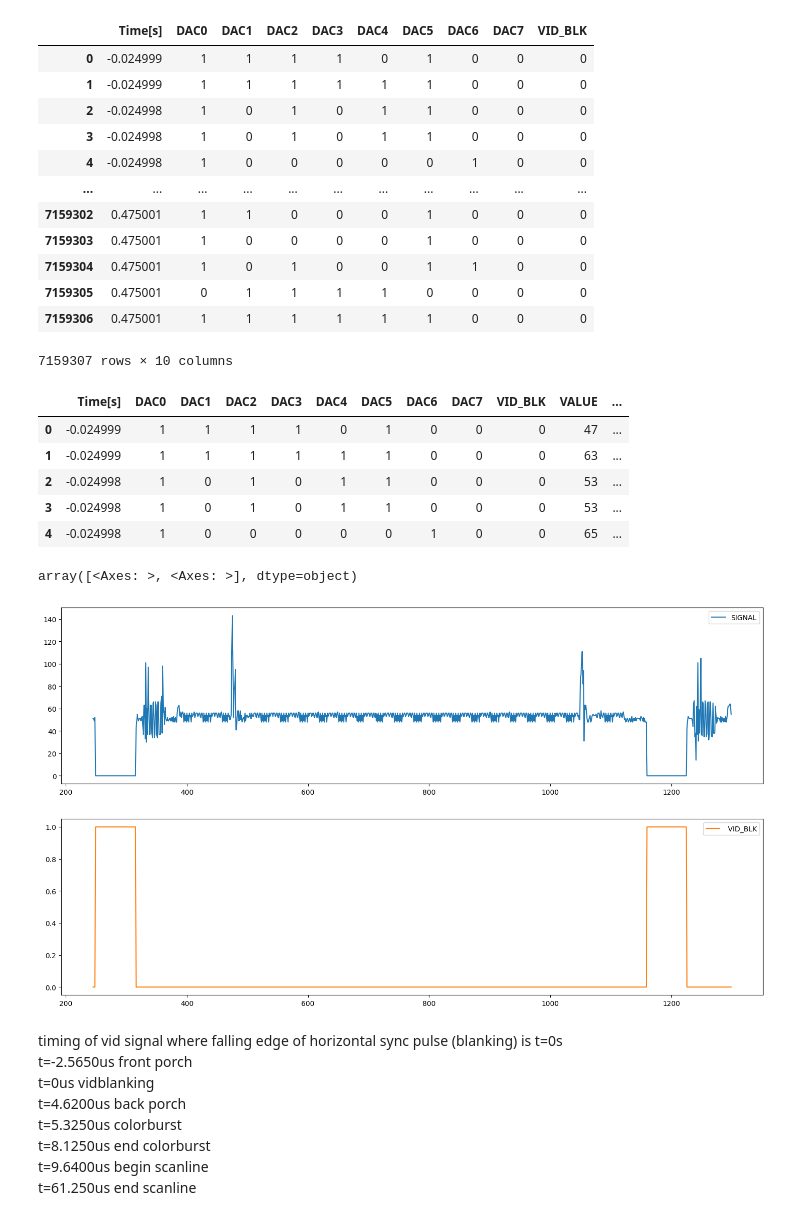
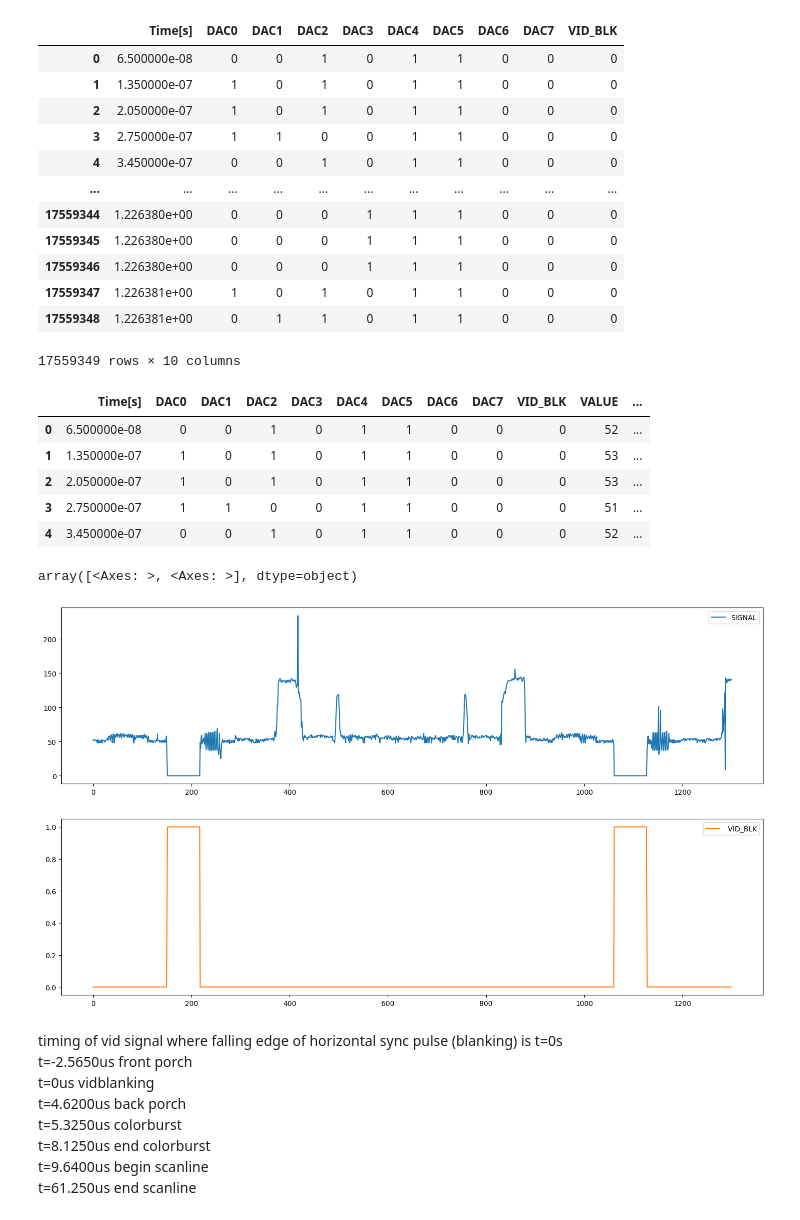
Before and after one commit to ebtrac/pp1_data_processing, a Jupyter notebook: pp1_dac_data_decoding.ipynb, the cells around one changed output. Saved outputs shown, nothing was run; the diff lists cells and outputs as text; code cells hidden in the pictures.

```diff
--- a/pp1_dac_data_decoding.ipynb
+++ b/pp1_dac_data_decoding.ipynb
@@ -4,8 +4,9 @@ import numpy as np
 import matplotlib.pyplot as plt
 # %%
 # fpath = "F:\\pp1_data_processing\\2023-05-22_21-17-37 dac showing pacman.csv"
-fpath = "F:\\pp1_data_processing\\2023-05-22_22-36-06 dac showing pacman 200MHz.csv"
+# fpath = "F:\\pp1_data_processing\\2023-05-22_22-36-06 dac showing pacman 200MHz.csv"
 # fpath = "C:\\Users\\ionca\\Desktop\\pp1\\2023-05-23_17-58-21 dac 200MHz one line.csv"
+fpath = "F:\\pp1_data_processing\\2023-05-24_21-46-19 dac showing camera feed interlaced 200MHz.csv"
 df = pd.read_csv(fpath)
 # %%
 # get all the falling edges of !vid_conv where the dac data is latched
@@ -16,18 +17,18 @@ dacdf.drop(columns=' !VID_CONV', inplace=True)
 dacdf
 # %% [output]
 |  | Time[s] | DAC0 | DAC1 | DAC2 | DAC3 | DAC4 | DAC5 | DAC6 | DAC7 | VID_BLK |
-| 0 | -0.024999 | 1 | 1 | 1 | 1 | 0 | 1 | 0 | 0 | 0 |
-| 1 | -0.024999 | 1 | 1 | 1 | 1 | 1 | 1 | 0 | 0 | 0 |
-| 2 | -0.024998 | 1 | 0 | 1 | 0 | 1 | 1 | 0 | 0 | 0 |
-| 3 | -0.024998 | 1 | 0 | 1 | 0 | 1 | 1 | 0 | 0 | 0 |
-| 4 | -0.024998 | 1 | 0 | 0 | 0 | 0 | 0 | 1 | 0 | 0 |
+| 0 | 6.500000e-08 | 0 | 0 | 1 | 0 | 1 | 1 | 0 | 0 | 0 |
+| 1 | 1.350000e-07 | 1 | 0 | 1 | 0 | 1 | 1 | 0 | 0 | 0 |
+| 2 | 2.050000e-07 | 1 | 0 | 1 | 0 | 1 | 1 | 0 | 0 | 0 |
+| 3 | 2.750000e-07 | 1 | 1 | 0 | 0 | 1 | 1 | 0 | 0 | 0 |
+| 4 | 3.450000e-07 | 0 | 0 | 1 | 0 | 1 | 1 | 0 | 0 | 0 |
 | ... | ... | ... | ... | ... | ... | ... | ... | ... | ... | ... |
-| 7159302 | 0.475001 | 1 | 1 | 0 | 0 | 0 | 1 | 0 | 0 | 0 |
-| 7159303 | 0.475001 | 1 | 0 | 0 | 0 | 0 | 1 | 0 | 0 | 0 |
-| 7159304 | 0.475001 | 1 | 0 | 1 | 0 | 0 | 1 | 1 | 0 | 0 |
-| 7159305 | 0.475001 | 0 | 1 | 1 | 1 | 1 | 0 | 0 | 0 | 0 |
-| 7159306 | 0.475001 | 1 | 1 | 1 | 1 | 1 | 1 | 0 | 0 | 0 |
+| 17559344 | 1.226380e+00 | 0 | 0 | 0 | 1 | 1 | 1 | 0 | 0 | 0 |
+| 17559345 | 1.226380e+00 | 0 | 0 | 0 | 1 | 1 | 1 | 0 | 0 | 0 |
+| 17559346 | 1.226380e+00 | 0 | 0 | 0 | 1 | 1 | 1 | 0 | 0 | 0 |
+| 17559347 | 1.226381e+00 | 1 | 0 | 1 | 0 | 1 | 1 | 0 | 0 | 0 |
+| 17559348 | 1.226381e+00 | 0 | 1 | 1 | 0 | 1 | 1 | 0 | 0 | 0 |
-7159307 rows × 10 columns
+17559349 rows × 10 columns
 # %%
 # convert binary columns to numpy
 bits_arr = dacdf[[' DAC0', ' DAC1', ' DAC2', ' DAC3', ' DAC4', ' DAC5', ' DAC6', ' DAC7']].to_numpy()
@@ -42,18 +43,18 @@ dacdf.loc[dacdf[' VID_BLK'] == 1, 'SIGNAL'] = 0
 dacdf.head()
 # %% [output]
 |  | Time[s] | DAC0 | DAC1 | DAC2 | DAC3 | DAC4 | DAC5 | DAC6 | DAC7 | VID_BLK | VALUE | ... |
-| 0 | -0.024999 | 1 | 1 | 1 | 1 | 0 | 1 | 0 | 0 | 0 | 47 | ... |
-| 1 | -0.024999 | 1 | 1 | 1 | 1 | 1 | 1 | 0 | 0 | 0 | 63 | ... |
-| 2 | -0.024998 | 1 | 0 | 1 | 0 | 1 | 1 | 0 | 0 | 0 | 53 | ... |
-| 3 | -0.024998 | 1 | 0 | 1 | 0 | 1 | 1 | 0 | 0 | 0 | 53 | ... |
-| 4 | -0.024998 | 1 | 0 | 0 | 0 | 0 | 0 | 1 | 0 | 0 | 65 | ... |
+| 0 | 6.500000e-08 | 0 | 0 | 1 | 0 | 1 | 1 | 0 | 0 | 0 | 52 | ... |
+| 1 | 1.350000e-07 | 1 | 0 | 1 | 0 | 1 | 1 | 0 | 0 | 0 | 53 | ... |
+| 2 | 2.050000e-07 | 1 | 0 | 1 | 0 | 1 | 1 | 0 | 0 | 0 | 53 | ... |
+| 3 | 2.750000e-07 | 1 | 1 | 0 | 0 | 1 | 1 | 0 | 0 | 0 | 51 | ... |
+| 4 | 3.450000e-07 | 0 | 0 | 1 | 0 | 1 | 1 | 0 | 0 | 0 | 52 | ... |
 # %%
 fig, ax = plt.subplots()
 fig.set_size_inches(18, 10)
-dacdf.iloc[245:1300].plot(y=['SIGNAL', ' VID_BLK'], subplots=True, ax=ax, use_index=True)
+dacdf.iloc[:1300].plot(y=['SIGNAL', ' VID_BLK'], subplots=True, ax=ax, use_index=True)
 # %% [output]
 array([<Axes: >, <Axes: >], dtype=object)
-[figure, old version]
+[figure, new version]
 # %% [markdown]
 timing of vid signal where falling edge of horizontal sync pulse (blanking) is t=0s
 t=-2.5650us front porch
```
Also changed, not shown: parts of 18 cells of this notebook.
